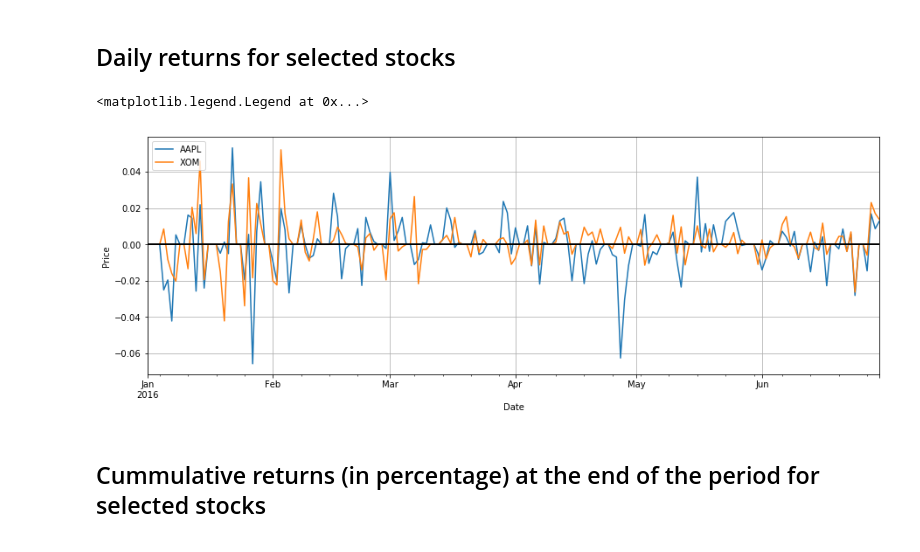
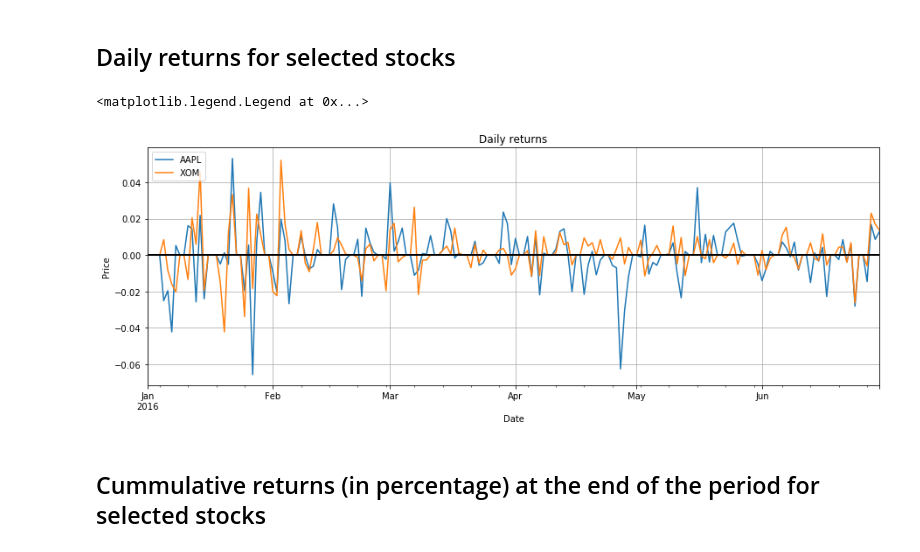
Before and after one commit to iamandicip/ml_projects, a Jupyter notebook: capstone_project/stock_market_data_analisys.ipynb, the cells around one changed output. Saved outputs shown, nothing was run; the diff lists cells and outputs as text; code cells hidden in the pictures.

```diff
--- a/capstone_project/stock_market_data_analisys.ipynb
+++ b/capstone_project/stock_market_data_analisys.ipynb
@@ -128,16 +126,17 @@ ax.legend(loc='upper left')
 # %%
 data_frame = su.get_data_frame_for_symbols(tickers, start_date, end_date, include_spy=True)
 
 daily_returns = su.compute_daily_returns(data_frame)
 ax = daily_returns.plot(figsize=(15,5), grid = True)
 
 ax.axhline(y = 0, color = 'black', lw = 2)
+ax.set_title('Daily returns')
 ax.set_xlabel('Date')
 ax.set_ylabel('Price')
 ax.legend(loc='upper left')
 # %% [output]
 <matplotlib.legend.Legend at 0x...>
-[figure, old version]
+[figure, new version]
 # %% [markdown]
 ## Cummulative returns (in percentage) at the end of the period for selected stocks
 # %%
```
Also changed, not shown: parts of 2 cells of this notebook, 3 other files.
